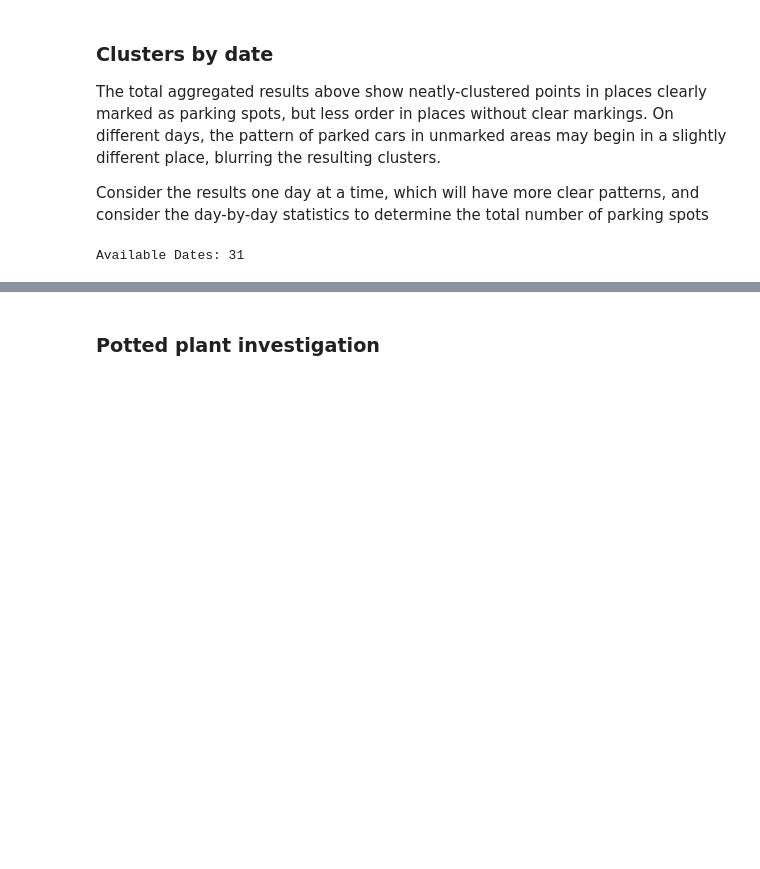
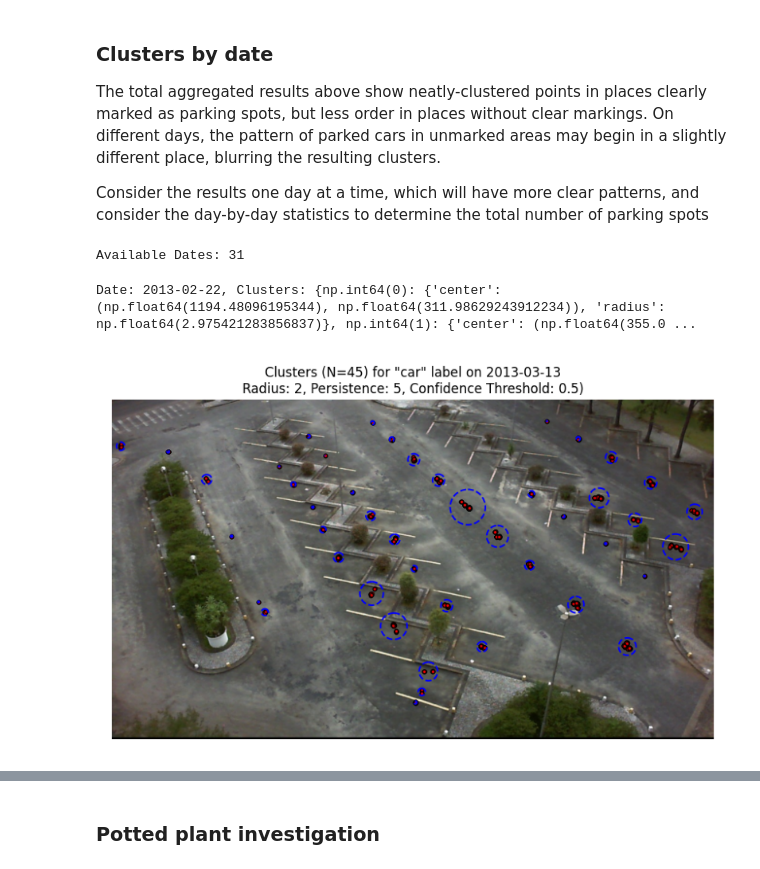
Before and after one commit to JohnAllanE/parking-lot-yolo, a Jupyter notebook: plot_bounding_boxes.ipynb, the cells around one changed output, grey strips where cells are left out. Cells and saved outputs as stored; diff of their text form; code cells hidden in the pictures; blank space fills up the shorter version.

```diff
--- a/plot_bounding_boxes.ipynb
+++ b/plot_bounding_boxes.ipynb
@@ -482,2 +483,8 @@ for date in dates:
     num_clusters_by_date[date] = len(cluster_properties)
     all_clusters[date] = cluster_properties
+# %%
+#print first element in all_clusters
+first_date = list(all_clusters.keys())[0]
+print(f"Date: {first_date}, Clusters: {all_clusters[first_date]}")
+# %% [output]
+Date: 2013-02-22, Clusters: {np.int64(0): {'center': (np.float64(1194.48096195344), np.float64(311.98629243912234)), 'radius': np.float64(2.975421283856837)}, np.int64(1): {'center': (np.float64(355.0 ...
@@ -483,0 +534,9 @@ for date in dates:
+# %%
+#Display one resulting image
+one_result = plt.imread("points_by_date/clustered_2013-03-13.png")
+plt.figure(figsize=(10, 8))
+plt.imshow(one_result)
+plt.axis('off')  # Hide axes for better visualization
+plt.show()
+# %% [output]
+[figure, added]
```
Also changed, not shown: parts of 6 cells of this notebook, 4 other files.
